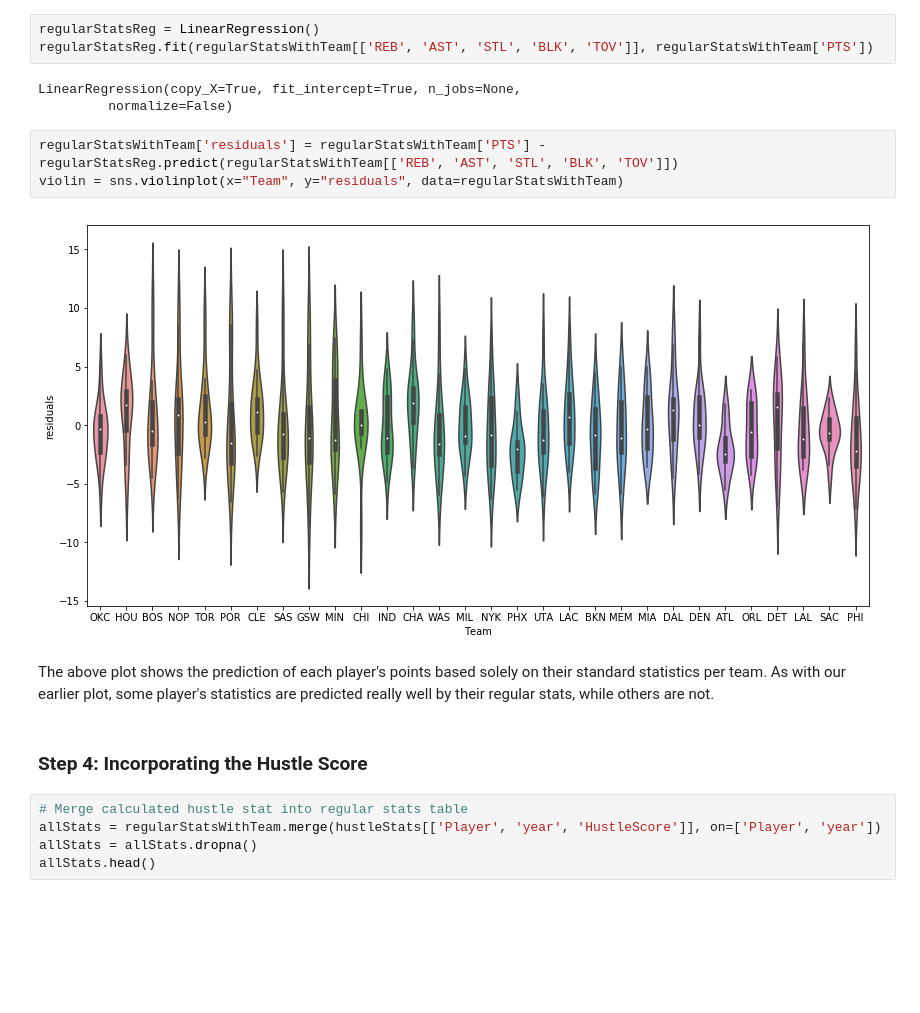
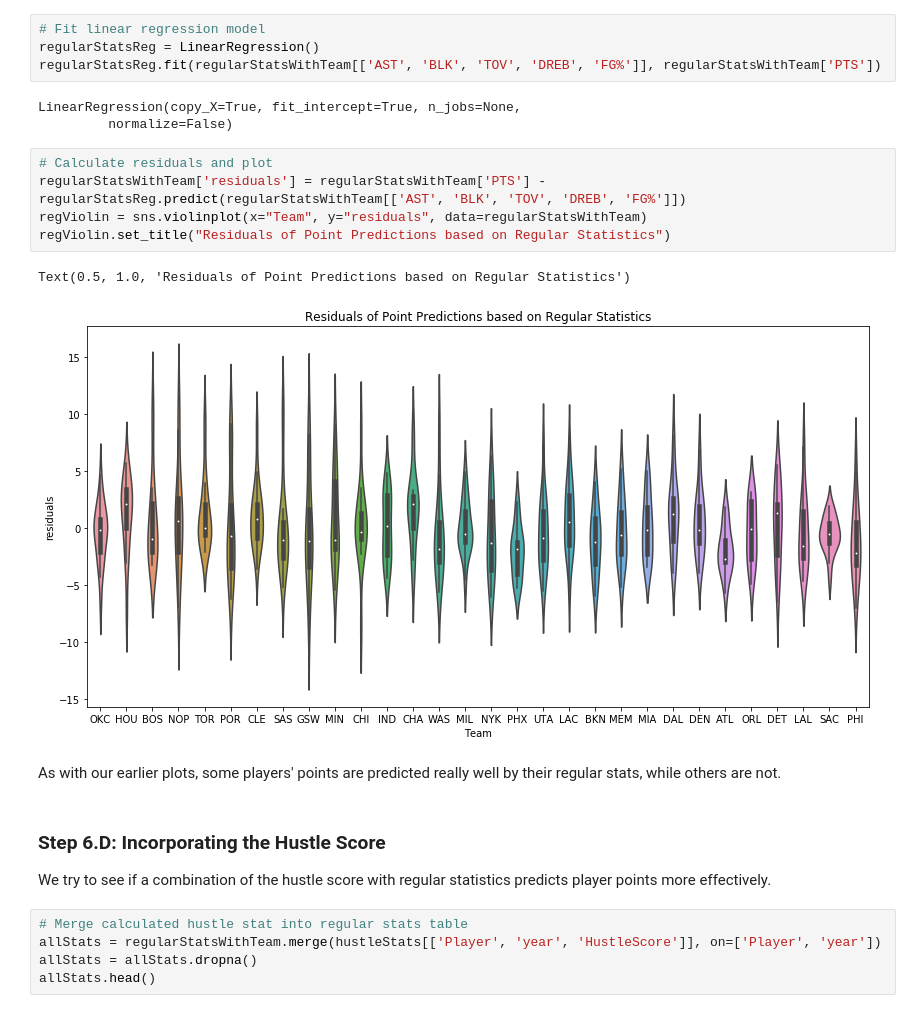
Before and after one commit to yairfax/CMSC320-final-project, a Jupyter notebook: Final Project-test.ipynb, the cells around one changed output. Drawn from its saved outputs; the diff is of its cells as text; blank space fills up the shorter version.

```diff
--- a/Final Project-test.ipynb
+++ b/Final Project-test.ipynb
@@ -632,20 +636,25 @@ regularStatsWithTeam.head()
 | 4 | DeMar DeRozan | 27.3 | 9.7 | 20.9 | 46.7 | 0.4 | 1.7 | 26.6 | 7.4 | 8.7 | ... | ... |
 5 rows × 21 columns
 # %%
+# Fit linear regression model
 regularStatsReg = LinearRegression()
-regularStatsReg.fit(regularStatsWithTeam[['REB', 'AST', 'STL', 'BLK', 'TOV']], regularStatsWithTeam['PTS'])
+regularStatsReg.fit(regularStatsWithTeam[['AST', 'BLK', 'TOV', 'DREB', 'FG%']], regularStatsWithTeam['PTS'])
 # %% [output]
 LinearRegression(copy_X=True, fit_intercept=True, n_jobs=None,
          normalize=False)
 # %%
-regularStatsWithTeam['residuals'] = regularStatsWithTeam['PTS'] - regularStatsReg.predict(regularStatsWithTeam[['REB', 'AST', 'STL', 'BLK', 'TOV']])
-violin = sns.violinplot(x="Team", y="residuals", data=regularStatsWithTeam)
+# Calculate residuals and plot
+regularStatsWithTeam['residuals'] = regularStatsWithTeam['PTS'] - regularStatsReg.predict(regularStatsWithTeam[['AST', 'BLK', 'TOV', 'DREB', 'FG%']])
+regViolin = sns.violinplot(x="Team", y="residuals", data=regularStatsWithTeam)
+regViolin.set_title("Residuals of Point Predictions based on Regular Statistics")
 # %% [output]
+Text(0.5, 1.0, 'Residuals of Point Predictions based on Regular Statistics')
-[figure, old version]
+[figure, new version]
 # %% [markdown]
-The above plot shows the prediction of each player's points based solely on their standard statistics per team. As with our earlier plot, some player's statistics are predicted really well by their regular stats, while others are not.
+As with our earlier plots, some players' points are predicted really well by their regular stats, while others are not.
-# %% [markdown]
-### Step 4: Incorporating the Hustle Score
+# %% [markdown]
+### Step 6.D: Incorporating the Hustle Score
+We try to see if a combination of the hustle score with regular statistics predicts player points more effectively.
 # %%
 # Merge calculated hustle stat into regular stats table
 allStats = regularStatsWithTeam.merge(hustleStats[['Player', 'year', 'HustleScore']], on=['Player', 'year'])
```
Also changed, not shown: parts of 20 cells of this notebook.
